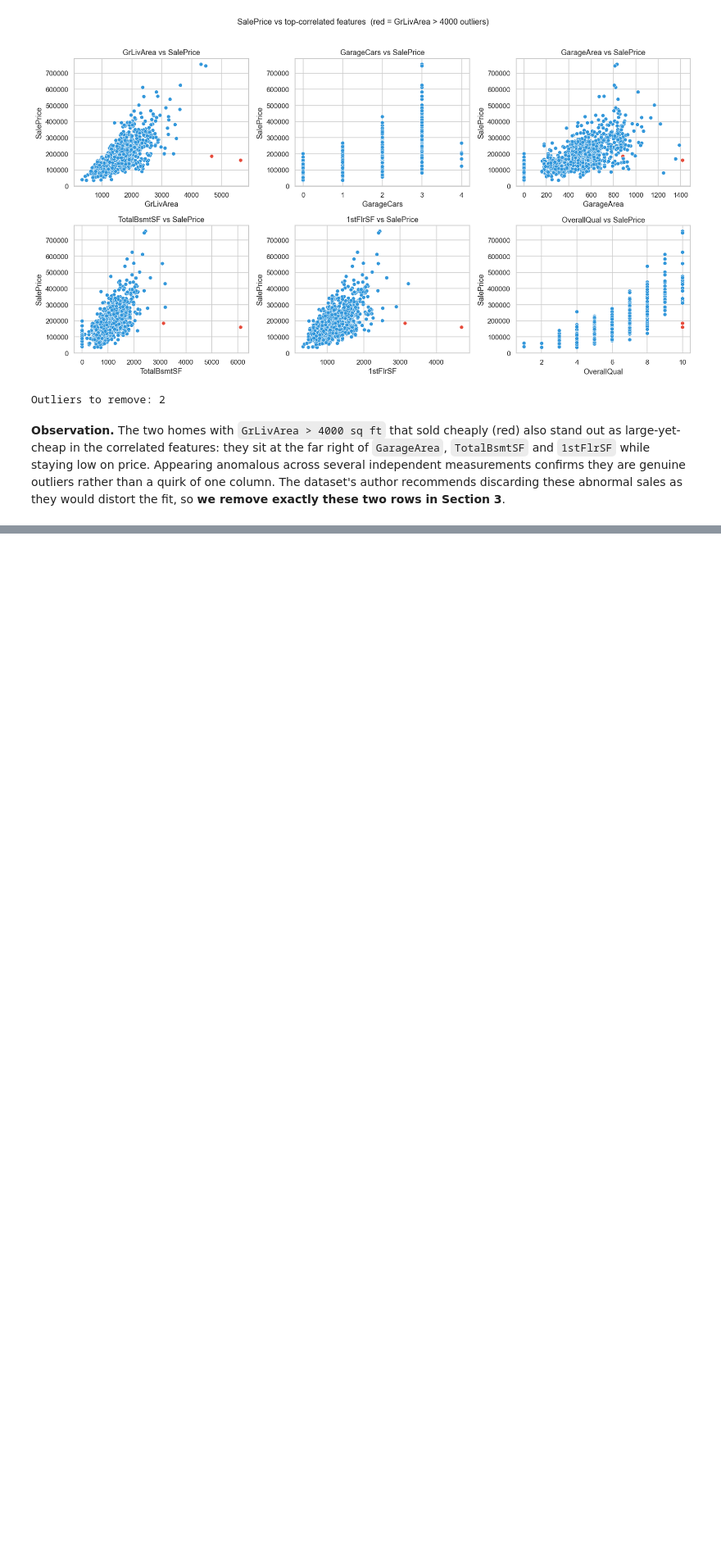
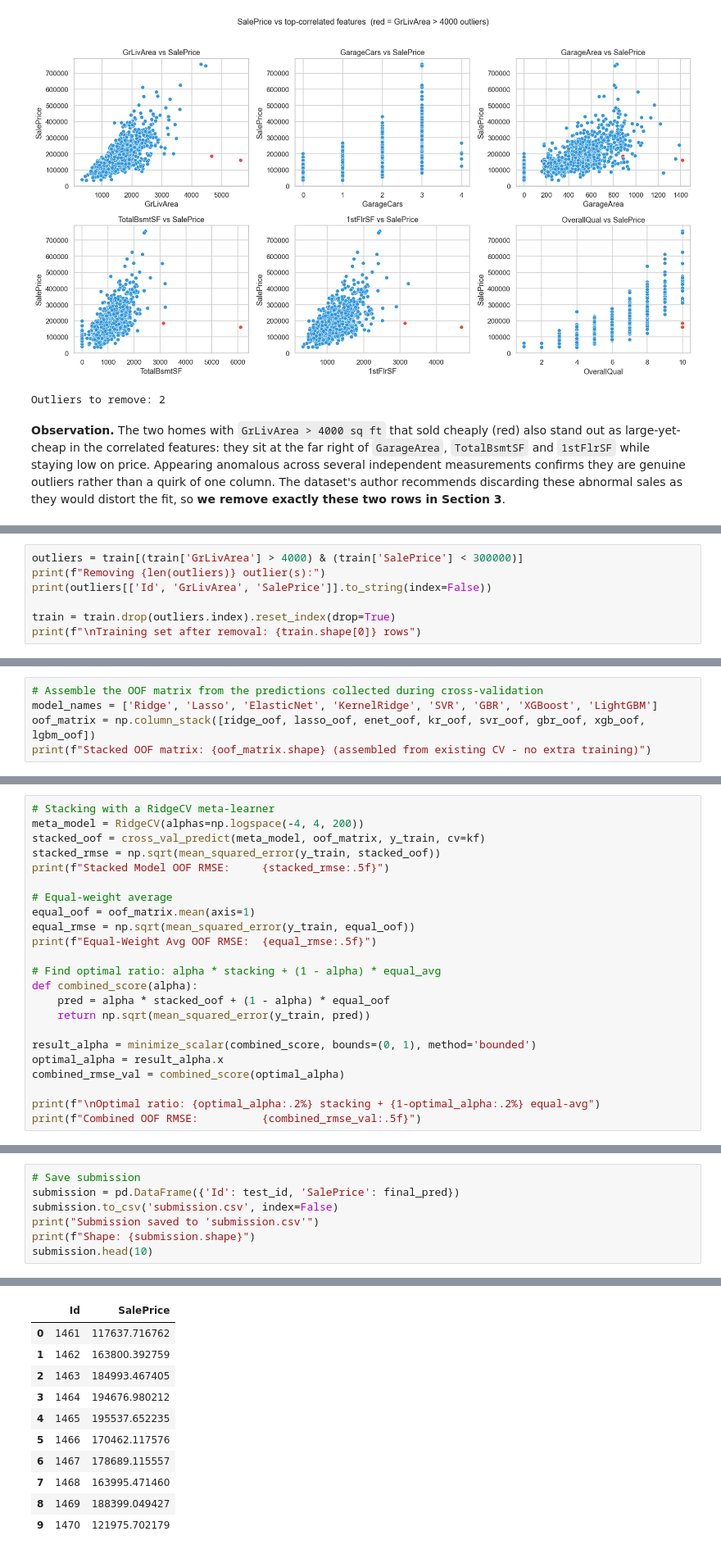
Before and after one commit to alpertng02/house_prices_final, a Jupyter notebook: house_prices_final.ipynb, the cells around one changed output, grey strips where cells are left out. Shown at 82% size. Drawn from its saved outputs; the diff is of its cells as text; blank space fills up the shorter version.

Commit message:
combined version

```diff
--- a/house_prices.ipynb
+++ b/house_prices_final.ipynb
@@ -704,0 +349,7 @@ hyper-parameter optimisation.
+# %%
+outliers = train[(train['GrLivArea'] > 4000) & (train['SalePrice'] < 300000)]
+print(f"Removing {len(outliers)} outlier(s):")
+print(outliers[['Id', 'GrLivArea', 'SalePrice']].to_string(index=False))
+
+train = train.drop(outliers.index).reset_index(drop=True)
+print(f"\nTraining set after removal: {train.shape[0]} rows")
@@ -704,0 +813,5 @@ hyper-parameter optimisation.
+# %%
+# Assemble the OOF matrix from the predictions collected during cross-validation
+model_names = ['Ridge', 'Lasso', 'ElasticNet', 'KernelRidge', 'SVR', 'GBR', 'XGBoost', 'LightGBM']
+oof_matrix = np.column_stack([ridge_oof, lasso_oof, enet_oof, kr_oof, svr_oof, gbr_oof, xgb_oof, lgbm_oof])
+print(f"Stacked OOF matrix: {oof_matrix.shape} (assembled from existing CV - no extra training)")
@@ -704,0 +820,23 @@ hyper-parameter optimisation.
+# %%
+# Stacking with a RidgeCV meta-learner
+meta_model = RidgeCV(alphas=np.logspace(-4, 4, 200))
+stacked_oof = cross_val_predict(meta_model, oof_matrix, y_train, cv=kf)
+stacked_rmse = np.sqrt(mean_squared_error(y_train, stacked_oof))
+print(f"Stacked Model OOF RMSE:     {stacked_rmse:.5f}")
+
+# Equal-weight average
+equal_oof = oof_matrix.mean(axis=1)
+equal_rmse = np.sqrt(mean_squared_error(y_train, equal_oof))
+print(f"Equal-Weight Avg OOF RMSE:  {equal_rmse:.5f}")
+
+# Find optimal ratio: alpha * stacking + (1 - alpha) * equal_avg
+def combined_score(alpha):
+    pred = alpha * stacked_oof + (1 - alpha) * equal_oof
+    return np.sqrt(mean_squared_error(y_train, pred))
+
+result_alpha = minimize_scalar(combined_score, bounds=(0, 1), method='bounded')
+optimal_alpha = result_alpha.x
+combined_rmse_val = combined_score(optimal_alpha)
+
+print(f"\nOptimal ratio: {optimal_alpha:.2%} stacking + {1-optimal_alpha:.2%} equal-avg")
+print(f"Combined OOF RMSE:          {combined_rmse_val:.5f}")
@@ -704,0 +923,8 @@ hyper-parameter optimisation.
+# %%
+# Save submission
+submission = pd.DataFrame({'Id': test_id, 'SalePrice': final_pred})
+submission.to_csv('submission.csv', index=False)
+print("Submission saved to 'submission.csv'")
+print(f"Shape: {submission.shape}")
+submission.head(10)
+# %% [output]
@@ -704,0 +933,11 @@ hyper-parameter optimisation.
+|  | Id | SalePrice |
+| 0 | 1461 | 117637.716762 |
+| 1 | 1462 | 163800.392759 |
+| 2 | 1463 | 184993.467405 |
+| 3 | 1464 | 194676.980212 |
+| 4 | 1465 | 195537.652235 |
+| 5 | 1466 | 170462.117576 |
+| 6 | 1467 | 178689.115557 |
+| 7 | 1468 | 163995.471460 |
+| 8 | 1469 | 188399.049427 |
+| 9 | 1470 | 121975.702179 |
```
Also changed, not shown: parts of 60 cells of this notebook, 1 other file.
